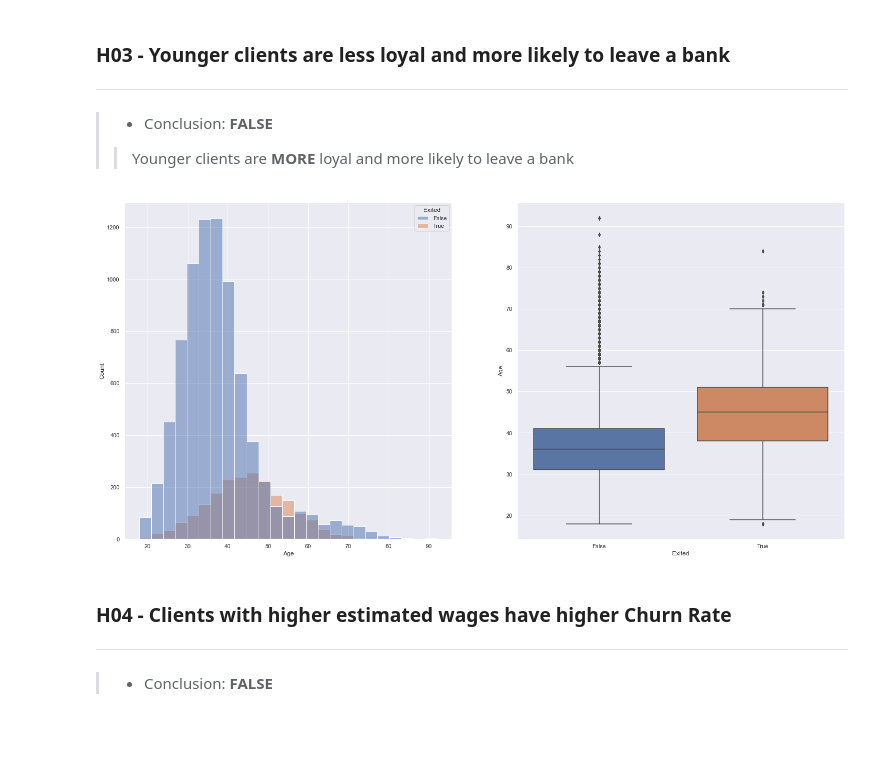
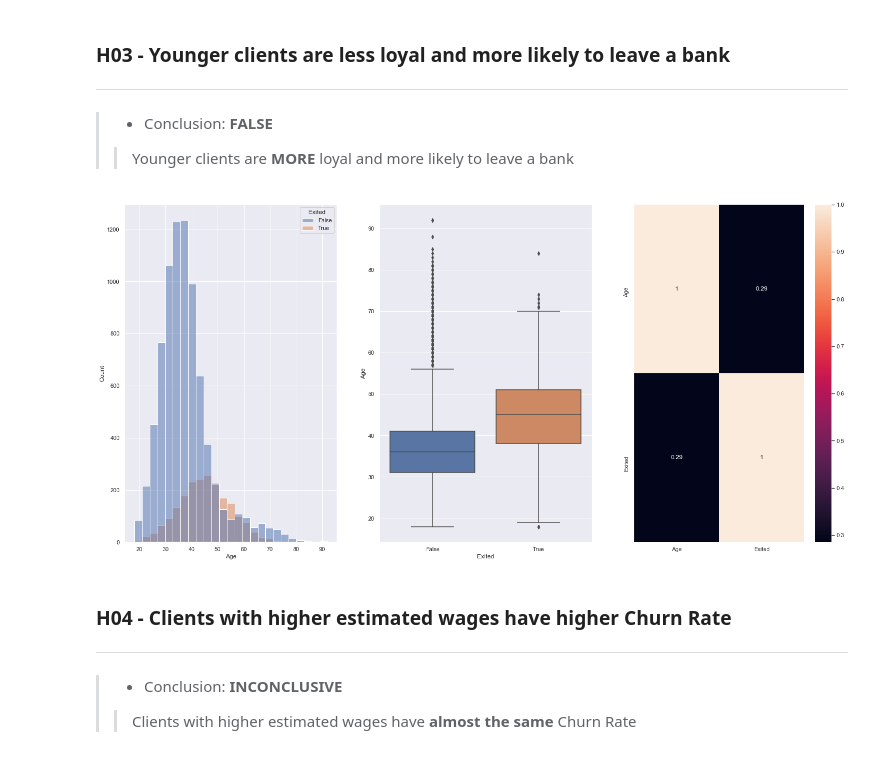
Before and after one commit to FabioCaffarello/Churn-Prediction-TopBank, a Jupyter notebook: 02-Notebooks/01-FirstCycleCRISP/03-ExploratoryDataAnalysis.ipynb, the cells around one changed output. Cells and saved outputs as stored; diff of their text form; code cells hidden in the pictures; blank space fills up the shorter version.

```diff
--- a/02-Notebooks/01-FirstCycleCRISP/03-ExploratoryDataAnalysis.ipynb
+++ b/02-Notebooks/01-FirstCycleCRISP/03-ExploratoryDataAnalysis.ipynb
@@ -95,16 +103,20 @@ plt.show()
 > - Conclusion: **FALSE**
 >> Younger clients are **MORE** loyal and more likely to leave a bank
 # %%
-plt.subplot(1,2,1)
-sns.histplot(x='Age', bins=25, hue='Exited', data=df03)
+aux01 = df03[['Age', 'Exited']]
 
-plt.subplot(1,2,2)
-sns.boxplot(x='Exited', y='Age', data=df03)
-plt.show()
+plt.subplot(1,3,1)
+sns.histplot(x='Age', bins=25, hue='Exited', data=aux01);
+
+plt.subplot(1,3,2)
+sns.boxplot(x='Exited', y='Age', data=aux01);
+
+plt.subplot(1,3,3)
+sns.heatmap(aux01.corr(method='pearson'),annot=True);
 # %% [output]
-[figure, old version]
+[figure, new version]
 # %% [markdown]
 ### H04 - Clients with higher estimated wages have higher Churn Rate
 ---
-> - Conclusion: **FALSE**
->>
+> - Conclusion: **INCONCLUSIVE**
+>> Clients with higher estimated wages have **almost the same** Churn Rate
```
Also changed, not shown: parts of 17 cells of this notebook.
